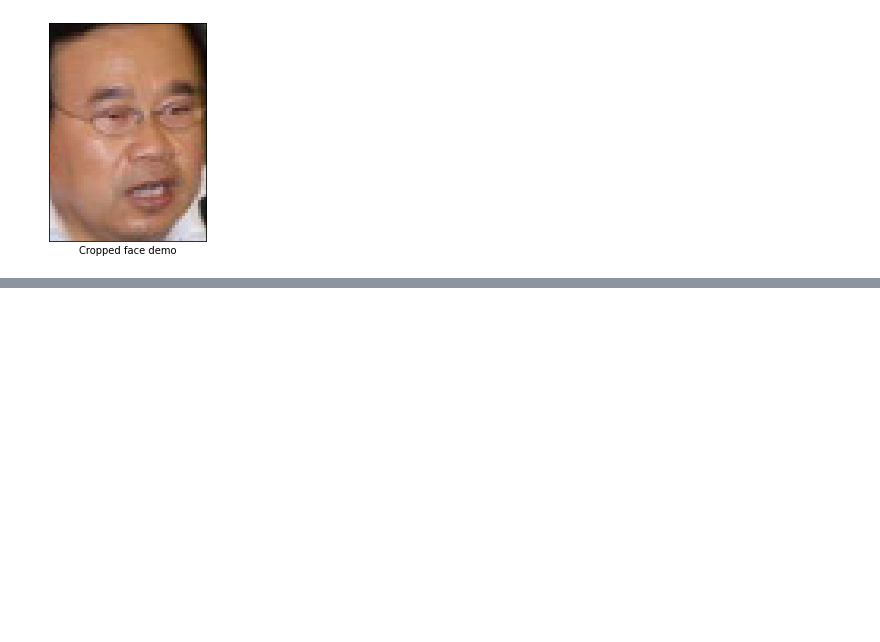
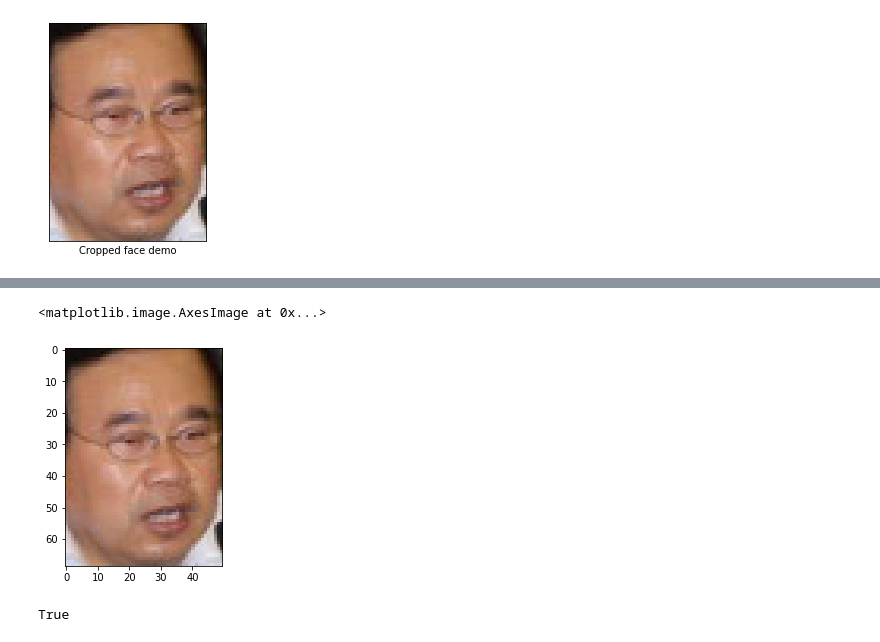
Before and after one commit to sayan0506/Deep-Learning-CV-Hackathon, a Jupyter notebook: Face_Verification_Based_Attendance_System_using_Arcface_Transfer_Learning_v2.ipynb, the cells around one changed output, grey strips where cells are left out. Drawn from its saved outputs; the diff is of its cells as text; code cells hidden in the pictures; blank space fills up the shorter version.

```diff
--- a/Face_Verification_Based_Attendance_System_using_Arcface_Transfer_Learning_v2.ipynb
+++ b/Face_Verification_Based_Attendance_System_using_Arcface_Transfer_Learning_v2.ipynb
@@ -226,0 +230,14 @@ plt.show()
+# %%
+def face_extract(img_path):
+  # loads the list of extracted faces
+  faces = []
+  # sample image open
+  img = Image.open(img_path)
+
+  # detect faces
+  boxes, _ = mtcnn.detect(img)
+
+  for box in boxes:
+    faces.append(img.crop(box.tolist()))
+
+  return faces
@@ -226,0 +246,9 @@ plt.show()
+# %%
+# create facebank
+face_dir = 'facebank'
+
+# create directory
+if not os.path.isdir(face_dir):
+  os.mkdir(face_dir)
+
+print(f'Extracted faces will be stored in the folder "{face_dir}"')
@@ -226,0 +259,9 @@ plt.show()
+# %%
+identities = []
+identities.append(class_id)
+
+# face_trainset path as source path
+src_path = face_dataset_path
+
+# destination path as facebank path
+dst_path = face_dir
@@ -226,0 +316,19 @@ plt.show()
+# %%
+img = Image.open(id_img_path)
+
+# detect faces
+boxes, _ = mtcnn.detect(img)
+faces = []
+for box in boxes:
+  faces.append(img.crop(box.tolist()))
+  #faces.append(a)
+# %%
+plt.imshow(faces[0])
+# %% [output]
+<matplotlib.image.AxesImage at 0x...>
+[figure, added]
+# %%
+a = 'asdsdfafscript'
+a.find('f')>0
+# %% [output]
+True
```
Also changed, not shown: parts of 12 cells of this notebook.
